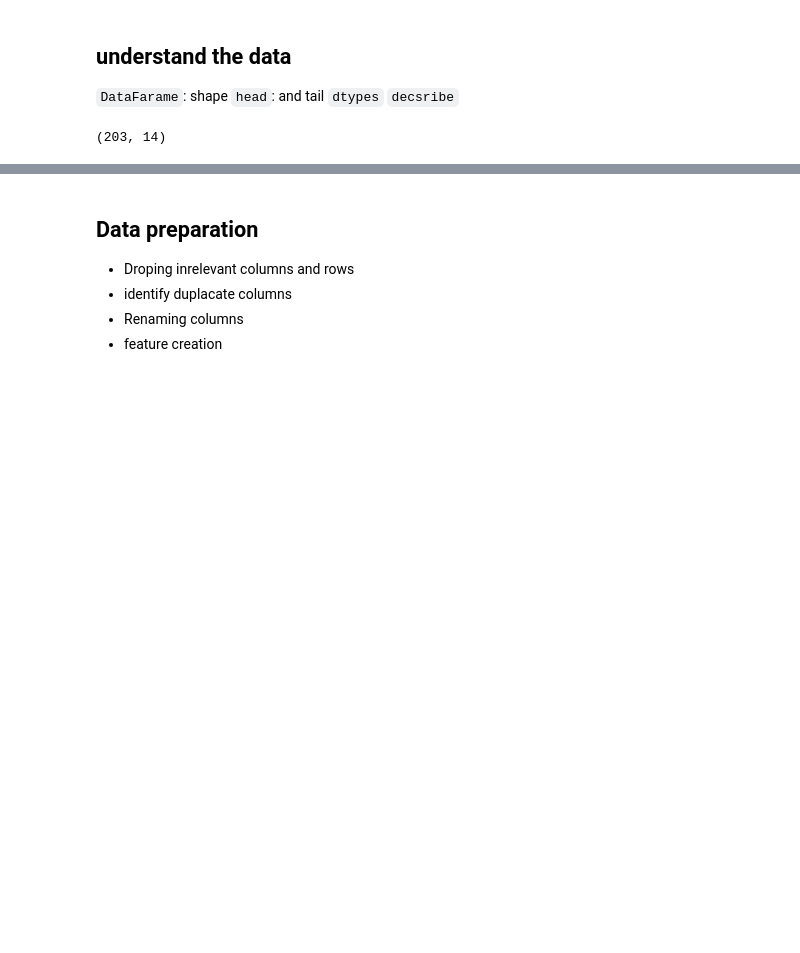
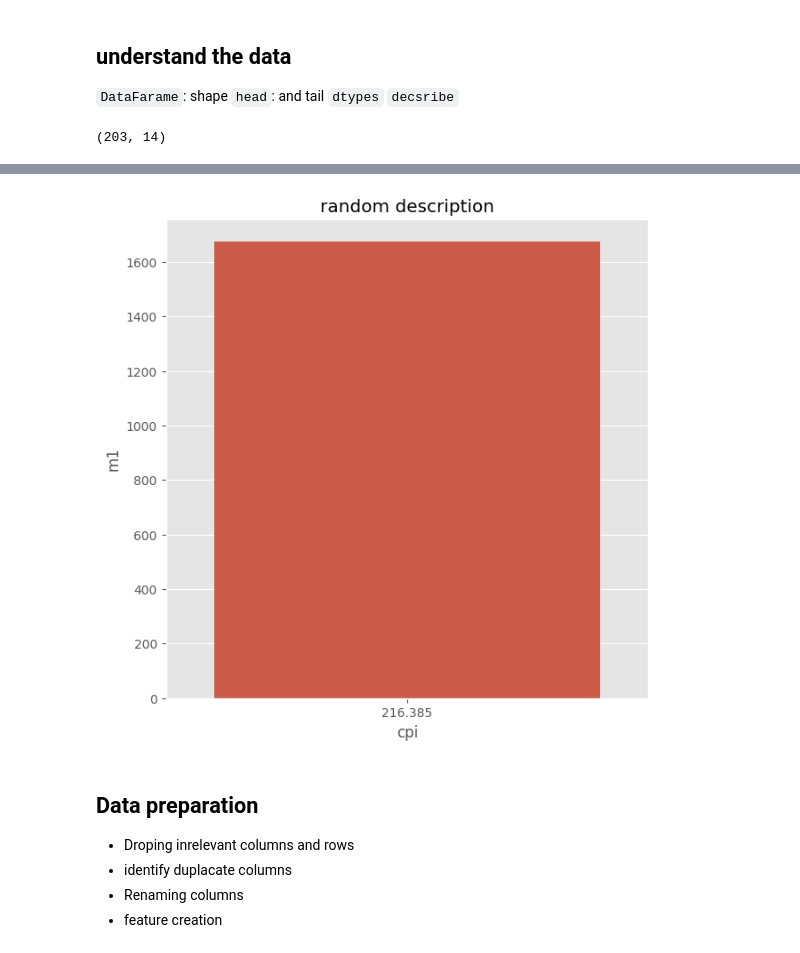
Before and after one commit to ayoub22222222/EDA_project, a Jupyter notebook: Untitled1.ipynb, the cells around one changed output, grey strips where cells are left out. Cells and saved outputs as stored; diff of their text form; code cells hidden in the pictures; blank space fills up the shorter version.

```diff
--- a/Untitled1.ipynb
+++ b/Untitled1.ipynb
@@ -75,4 +75,5 @@ macro_data.shape
 # %% [output]
 (203, 14)
 # %%
-macro_data.head(5)
+df_test = macro_data.query('year == 2009.0 and quarter in [1.0, 2.0, 3.0]')
+df_test2 = macro_data.query('year == 2008.0 and quarter in [1.0, 2.0, 3.0]')
@@ -124,3 +167,13 @@ macro_data.describe()
+# %%
+plt.figure(figsize=(7,7))
+plt.title('random description')
+sns.barplot(
+    x = 'cpi',
+    y = 'm1',
+    data = df_test
+);
+# %% [output]
+[figure, added]
 # %% [markdown]
 ## Data preparation
 - Droping inrelevant columns and rows
```
Also changed, not shown: parts of 18 cells of this notebook.
